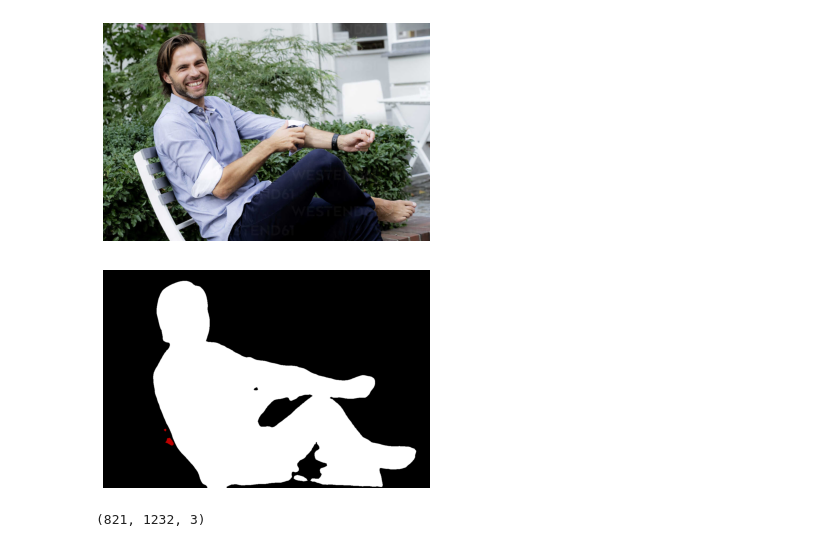
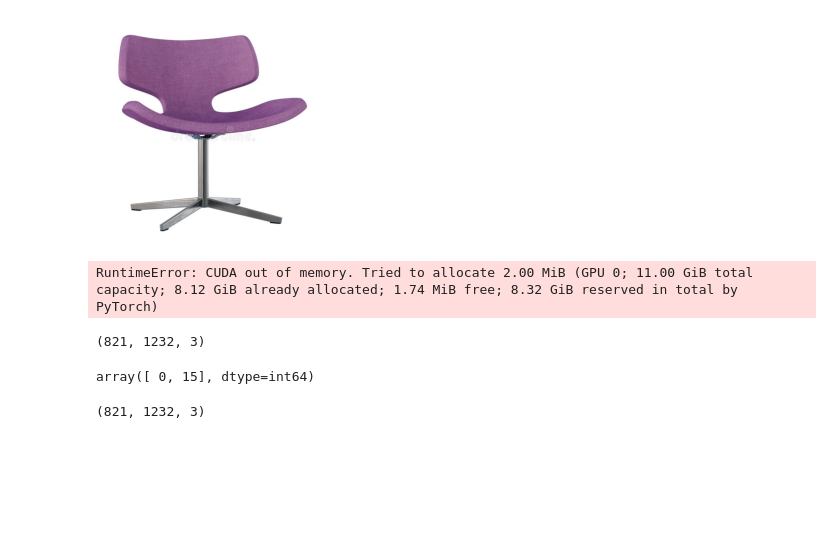
Before and after one commit to msaad1311/Image-Background-Removal, a Jupyter notebook: Testing/Torch testing.ipynb, the cells around one changed output. Saved outputs shown, nothing was run; the diff lists cells and outputs as text; code cells hidden in the pictures; blank space fills up the shorter version.

```diff
--- a/Testing/Torch testing.ipynb
+++ b/Testing/Torch testing.ipynb
@@ -9,6 +4,7 @@ import matplotlib.pyplot as plt
 import torch
 import cv2
 
-img = cv2.imread("chair_man.jpg", cv2.IMREAD_COLOR)
+img = cv2.imread("chair.jpg", cv2.IMREAD_COLOR)
+# img = cv2.resize(img,(128,128))
 plt.imshow(img); plt.show()
 # %% [output]
@@ -44,31 +39,38 @@ import torchvision.transforms as T
 import numpy as np
 
 def segment(net, path, show_orig=True, dev='cuda'):
-  img = Image.open(path)
-  if show_orig: plt.imshow(img); plt.axis('off'); plt.show()
-  # Comment the Resize and CenterCrop for better inference results
-  trf = T.Compose([#T.Resize(640),
-                   #T.CenterCrop(224),
-                   T.ToTensor(),
-                   T.Normalize(mean = [0.485, 0.456, 0.406],
-                               std = [0.229, 0.224, 0.225])])
-  inp = trf(img).unsqueeze(0).to(dev)
-  out = net.to(dev)(inp)['out']
-  om = torch.argmax(out.squeeze(), dim=0).detach().cpu().numpy()
-  rgb = decode_segmap(om)
-  plt.imshow(rgb); plt.axis('off'); plt.show()
-  cv2.imwrite('mask2.png' , rgb)
-#   files.download('mask2.png')
-  return rgb
+#     img = Image.open(path)
+    Image.fromarray(path)
+    if show_orig:
+        plt.imshow(img)
+        plt.axis('off')
+        plt.show()
+    trf = T.Compose([T.ToTensor()])#T.Resize(640), #T.CenterCrop(224),, T.Normalize(mean = [0.485, 0.456, 0.406], std = [0.229, 0.224, 0.225])
+    inp = trf(img).unsqueeze(0).to(dev)
+    out = net.to(dev)(inp)['out']
+    om = torch.argmax(out.squeeze(), dim=0).detach().cpu().numpy()
+    rgb = decode_segmap(om)
+    plt.imshow(rgb); plt.axis('off'); plt.show()
+    cv2.imwrite('mask2.png' , rgb)
+    #   files.download('mask2.png')
+    return rgb,om
 # %%
 from torchvision import models
 
 dlab = models.segmentation.deeplabv3_resnet101(pretrained=1).eval()
 # %%
-rgb=segment(dlab, 'chair_man.jpg')
+rgb,om=segment(dlab, img)
 # %% [output]
-[figure, old version]
+[figure, new version]
-[figure, removed]
+RuntimeError: CUDA out of memory. Tried to allocate 2.00 MiB (GPU 0; 11.00 GiB total capacity; 8.12 GiB already allocated; 1.74 MiB free; 8.32 GiB reserved in total by PyTorch)
+# %%
+rgb.shape
+# %% [output]
+(821, 1232, 3)
+# %%
+np.unique(om)
+# %% [output]
+array([ 0, 15], dtype=int64)
 # %%
 rgb[rgb!=255]=0
 # %%
```
Also changed, not shown: parts of 3 cells of this notebook, 1 other file.
